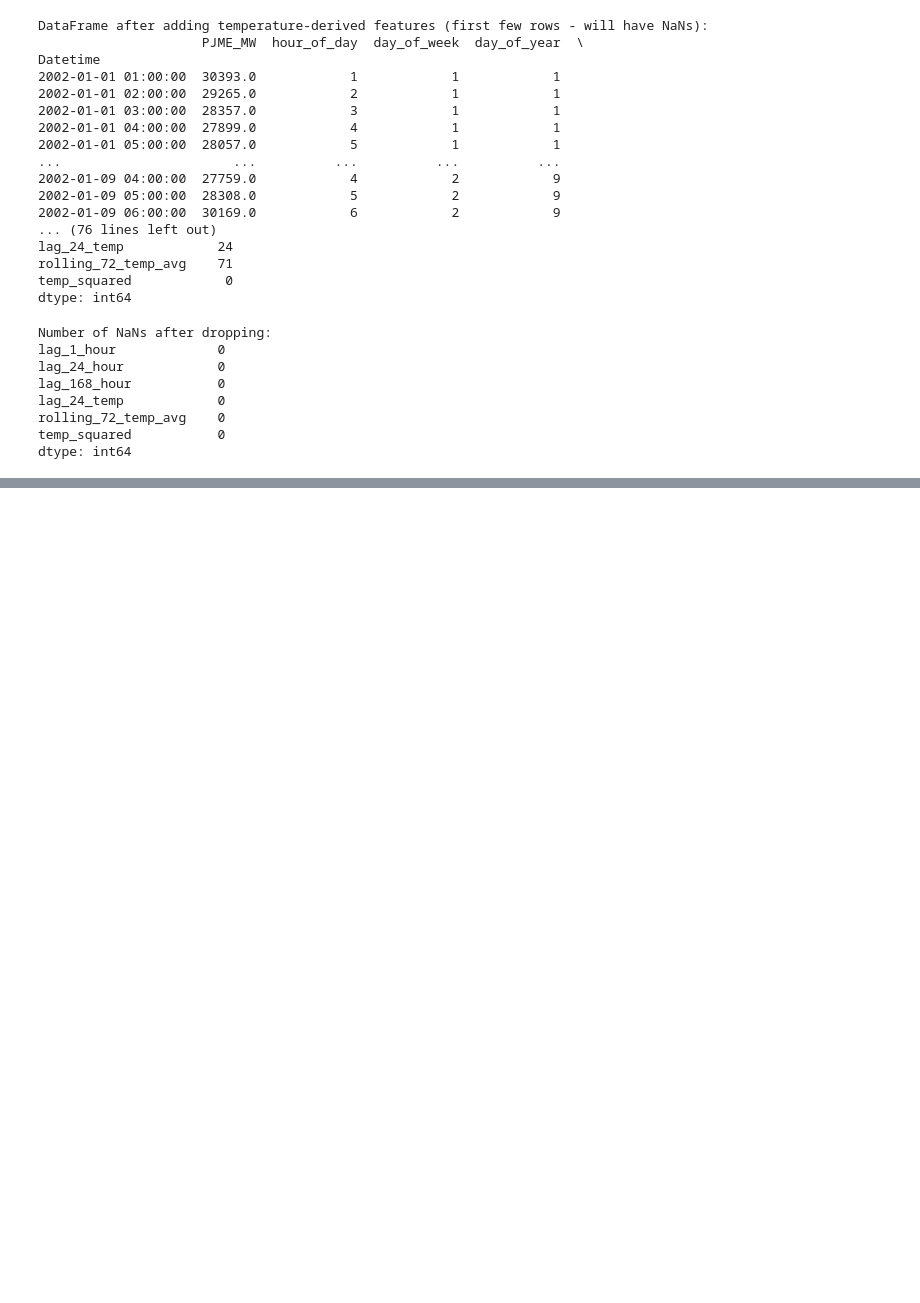
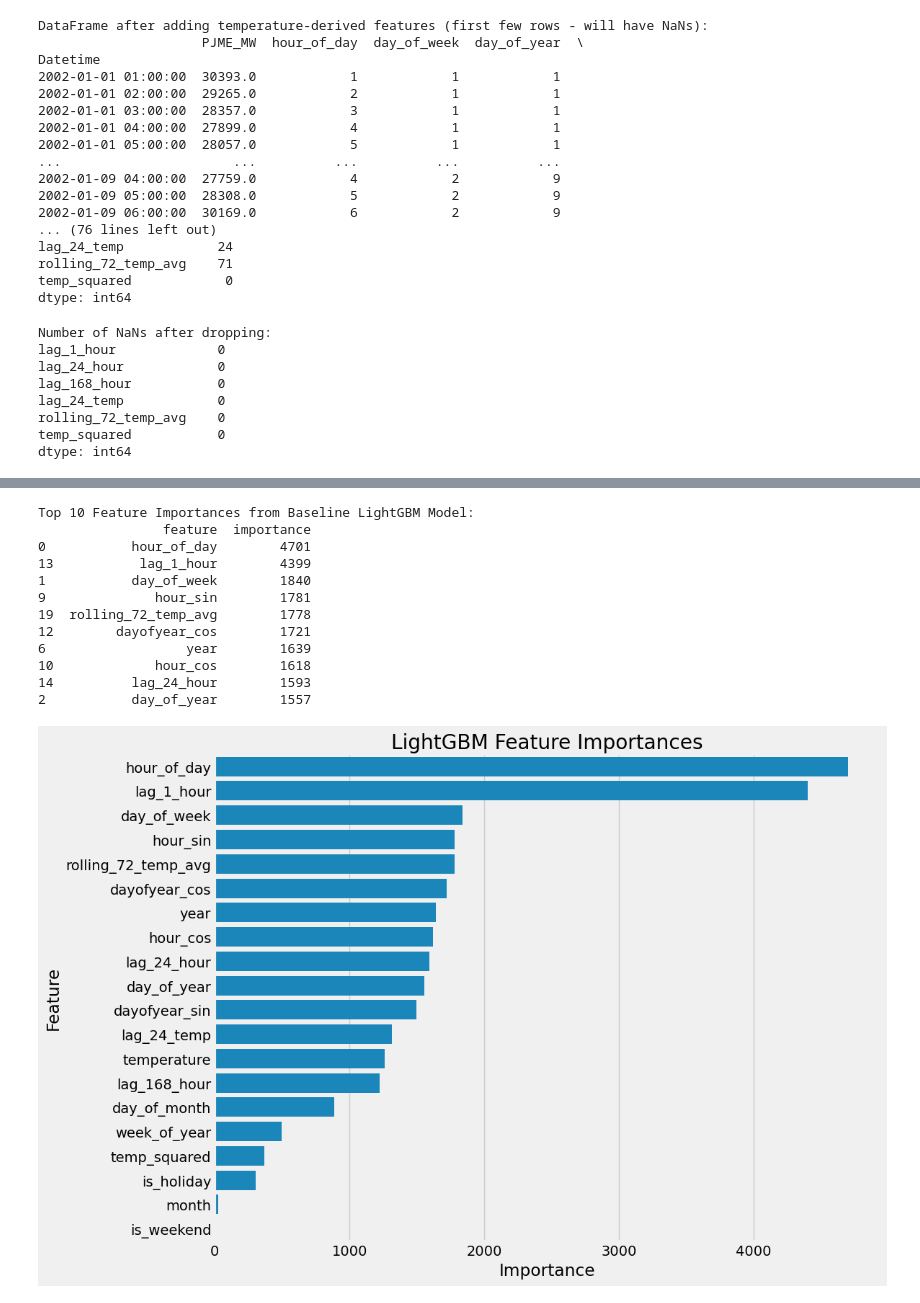
Before and after one commit to lorettayong/Energy-Consumption-Prediction, a Jupyter notebook: energy-prediction-pipeline.ipynb, the cells around one changed output, grey strips where cells are left out. Cells and saved outputs as stored; diff of their text form; code cells hidden in the pictures; blank space fills up the shorter version.

```diff
--- a/energy-prediction-pipeline.ipynb
+++ b/energy-prediction-pipeline.ipynb
@@ -476,0 +724,31 @@ dtype: int64
+# %%
+# Extract feature importances
+lgbm_feature_importances = pd.DataFrame(
+    {'feature': X_train.columns, 'importance': lgbm_model.feature_importances_}
+).sort_values(by='importance', ascending=False)
+
+print("\nTop 10 Feature Importances from Baseline LightGBM Model:")
+print(lgbm_feature_importances.head(10))
+
+# Visualise all feature importances
+plt.figure(figsize=(12, 8))
+sns.barplot(x='importance', y='feature', data=lgbm_feature_importances.head(20)) # top 20 features
+plt.title('LightGBM Feature Importances')
+plt.xlabel('Importance')
+plt.ylabel('Feature')
+plt.tight_layout()
+plt.show()
+# %% [output]
+Top 10 Feature Importances from Baseline LightGBM Model:
+                feature  importance
+0           hour_of_day        4701
+13           lag_1_hour        4399
+1           day_of_week        1840
+9              hour_sin        1781
+19  rolling_72_temp_avg        1778
+12        dayofyear_cos        1721
+6                  year        1639
+10             hour_cos        1618
+14          lag_24_hour        1593
+2           day_of_year        1557
+[figure, added]
```
Also changed, not shown: parts of 11 cells of this notebook, 1 other file.
